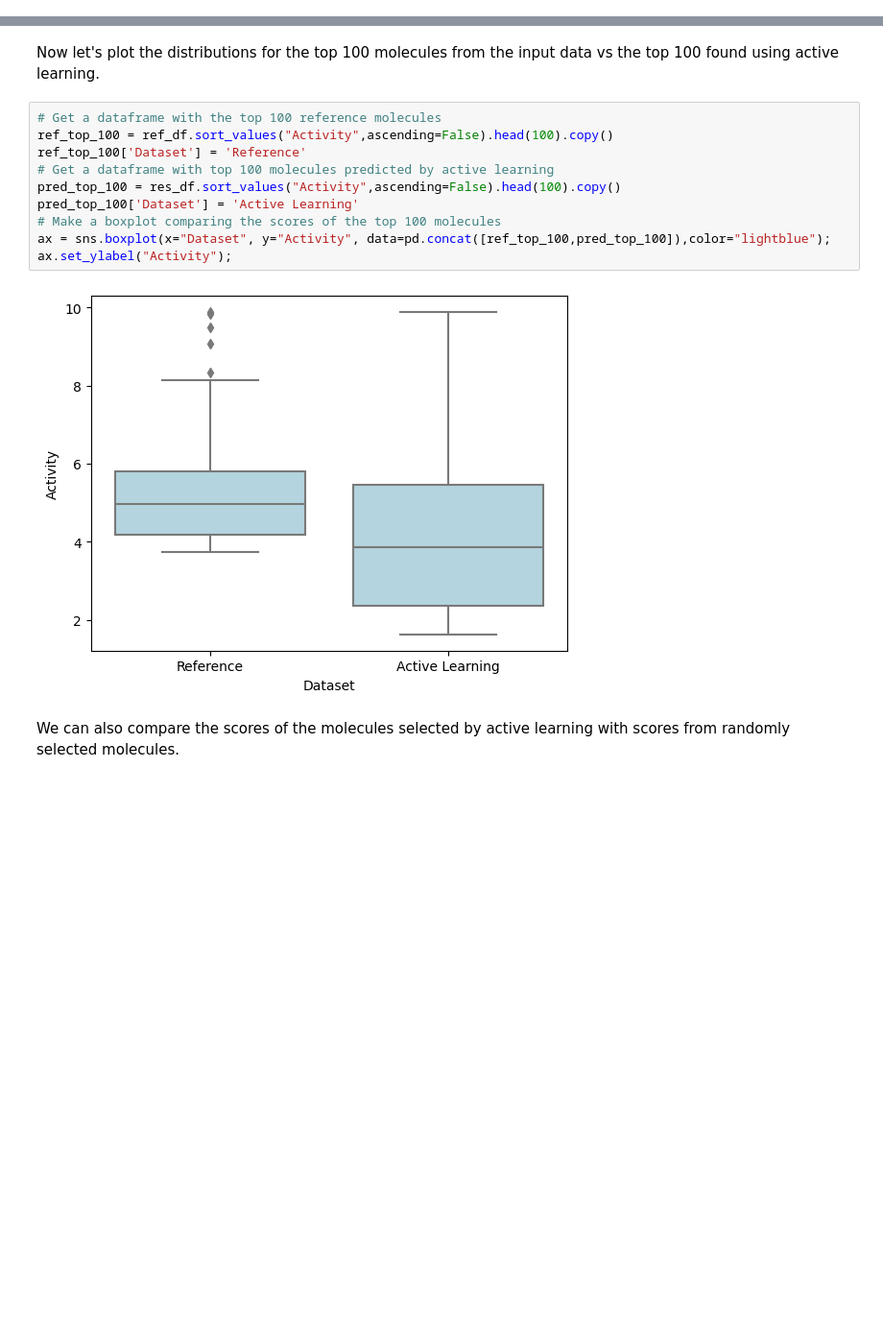
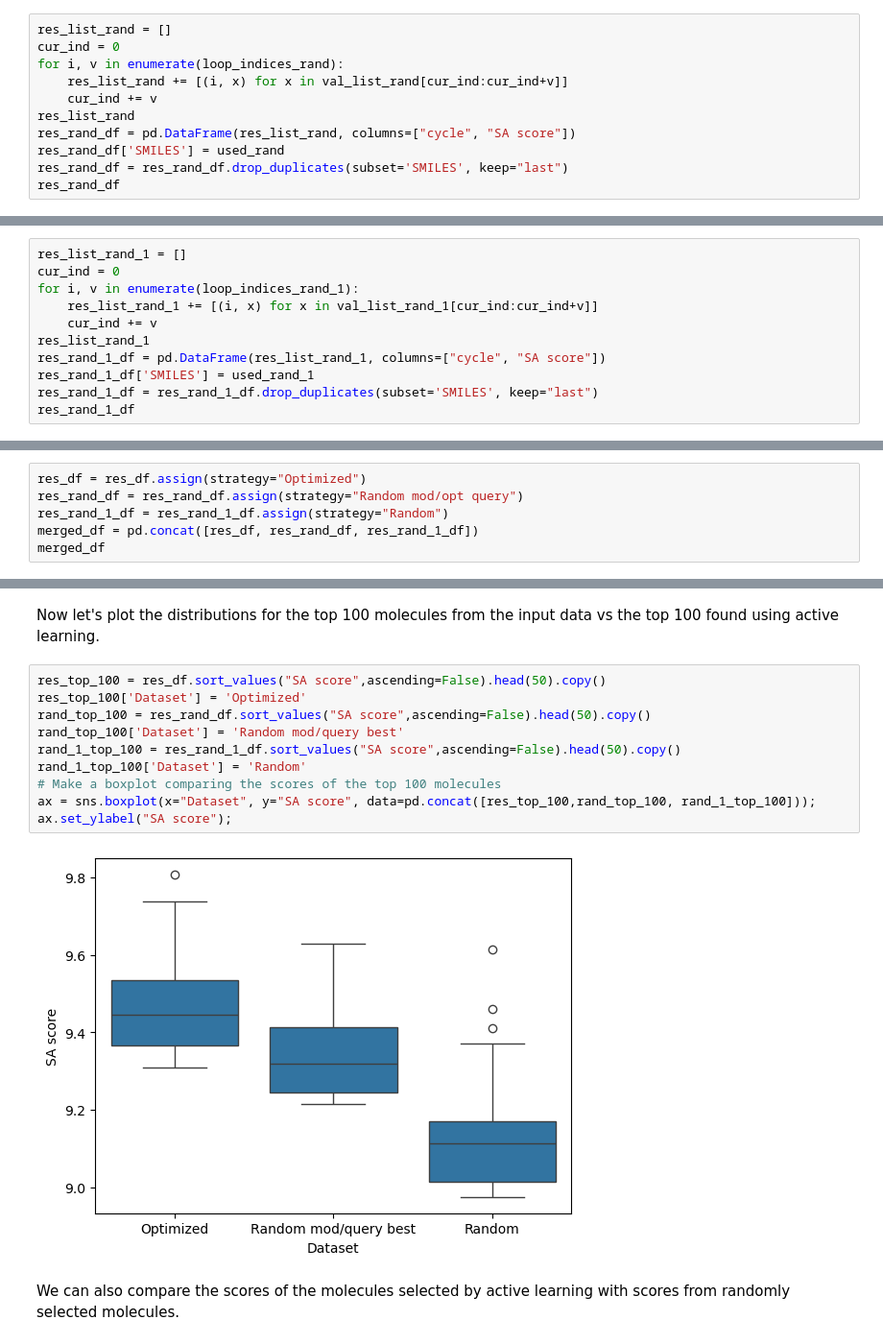
Before and after one commit to volkamerlab/KinaseActiveLearning, a Jupyter notebook: notebooks/active_regression.ipynb, the cells around one changed output, grey strips where cells are left out. Shown at 96% size. Drawn from its saved outputs; the diff is of its cells as text; blank space fills up the shorter version.

```diff
--- a/notebooks/active_regression.ipynb
+++ b/notebooks/active_regression.ipynb
@@ -388,0 +366,11 @@ res_df
+# %%
+res_list_rand = []
+cur_ind = 0
+for i, v in enumerate(loop_indices_rand):
+    res_list_rand += [(i, x) for x in val_list_rand[cur_ind:cur_ind+v]]
+    cur_ind += v
+res_list_rand
+res_rand_df = pd.DataFrame(res_list_rand, columns=["cycle", "SA score"])
+res_rand_df['SMILES'] = used_rand
+res_rand_df = res_rand_df.drop_duplicates(subset='SMILES', keep="last")
+res_rand_df
@@ -388,0 +391,11 @@ res_df
+# %%
+res_list_rand_1 = []
+cur_ind = 0
+for i, v in enumerate(loop_indices_rand_1):
+    res_list_rand_1 += [(i, x) for x in val_list_rand_1[cur_ind:cur_ind+v]]
+    cur_ind += v
+res_list_rand_1
+res_rand_1_df = pd.DataFrame(res_list_rand_1, columns=["cycle", "SA score"])
+res_rand_1_df['SMILES'] = used_rand_1
+res_rand_1_df = res_rand_1_df.drop_duplicates(subset='SMILES', keep="last")
+res_rand_1_df
@@ -388,0 +416,6 @@ res_df
+# %%
+res_df = res_df.assign(strategy="Optimized")
+res_rand_df = res_rand_df.assign(strategy="Random mod/opt query")
+res_rand_1_df = res_rand_1_df.assign(strategy="Random")
+merged_df = pd.concat([res_df, res_rand_df, res_rand_1_df])
+merged_df
@@ -396,17 +470,17 @@ ax.set_xlabel("Active Learning Cycle");
 # %% [markdown]
 Now let's plot the distributions for the top 100 molecules from the input data vs the top 100 found using active learning.
 # %%
-# Get a dataframe with the top 100 reference molecules
-ref_top_100 = ref_df.sort_values("Activity",ascending=False).head(100).copy()
-ref_top_100['Dataset'] = 'Reference'
-# Get a dataframe with top 100 molecules predicted by active learning
-pred_top_100 = res_df.sort_values("Activity",ascending=False).head(100).copy()
-pred_top_100['Dataset'] = 'Active Learning'
+res_top_100 = res_df.sort_values("SA score",ascending=False).head(50).copy()
+res_top_100['Dataset'] = 'Optimized'
+rand_top_100 = res_rand_df.sort_values("SA score",ascending=False).head(50).copy()
+rand_top_100['Dataset'] = 'Random mod/query best'
+rand_1_top_100 = res_rand_1_df.sort_values("SA score",ascending=False).head(50).copy()
+rand_1_top_100['Dataset'] = 'Random'
 # Make a boxplot comparing the scores of the top 100 molecules
-ax = sns.boxplot(x="Dataset", y="Activity", data=pd.concat([ref_top_100,pred_top_100]),color="lightblue");
-ax.set_ylabel("Activity");
+ax = sns.boxplot(x="Dataset", y="SA score", data=pd.concat([res_top_100,rand_top_100, rand_1_top_100]));
+ax.set_ylabel("SA score");
 # %% [output]
-[figure, old version]
+[figure, new version]
 # %% [markdown]
 We can also compare the scores of the molecules selected by active learning with scores from randomly selected molecules.
 # %%
```
Also changed, not shown: parts of 28 cells of this notebook.
